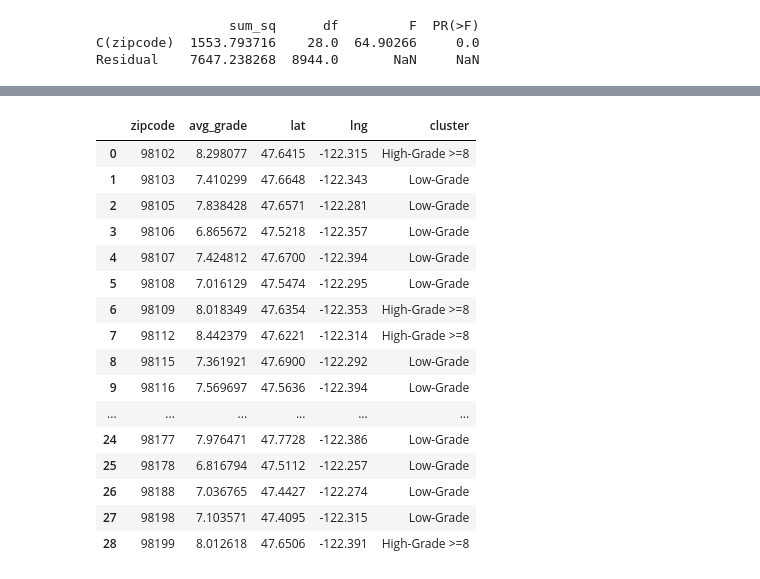
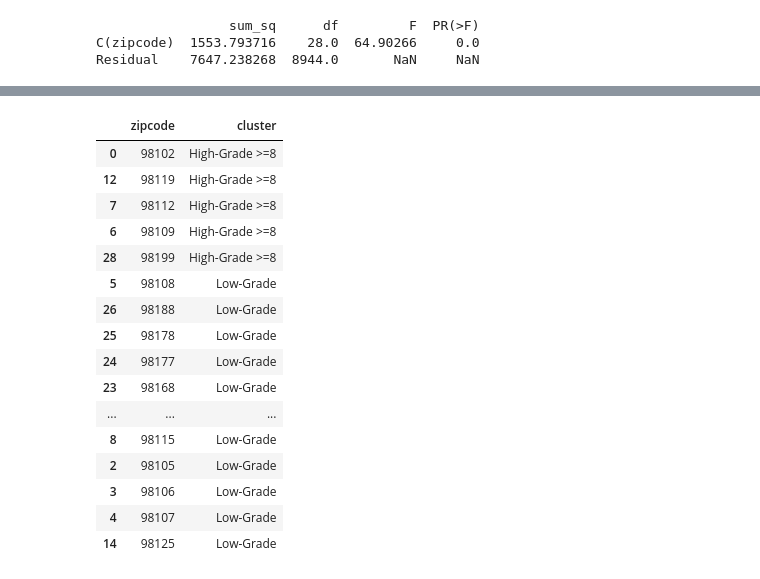
Before and after one commit to 19Muri73/eda-project, a Jupyter notebook: MURAT_HYPOTHESIS_03_MODAL_GRADE_DEP_ZIP_SNIPPET1.ipynb, the cells around one changed output, grey strips where cells are left out. Cells and saved outputs as stored; diff of their text form; code cells hidden in the pictures.

```diff
--- a/MURAT_HYPOTHESIS_03_MODAL_GRADE_DEP_ZIP_SNIPPET1.ipynb
+++ b/MURAT_HYPOTHESIS_03_MODAL_GRADE_DEP_ZIP_SNIPPET1.ipynb
@@ -158,20 +159,20 @@ Passing `palette` without assigning `hue` is deprecated and will be removed in v
-# %%
-zip_stats
-# %% [output]
-|  | zipcode | avg_grade | lat | lng | cluster |
-| 0 | 98102 | 8.298077 | 47.6415 | -122.315 | High-Grade >=8 |
-| 1 | 98103 | 7.410299 | 47.6648 | -122.343 | Low-Grade |
-| 2 | 98105 | 7.838428 | 47.6571 | -122.281 | Low-Grade |
-| 3 | 98106 | 6.865672 | 47.5218 | -122.357 | Low-Grade |
-| 4 | 98107 | 7.424812 | 47.6700 | -122.394 | Low-Grade |
-| 5 | 98108 | 7.016129 | 47.5474 | -122.295 | Low-Grade |
-| 6 | 98109 | 8.018349 | 47.6354 | -122.353 | High-Grade >=8 |
-| 7 | 98112 | 8.442379 | 47.6221 | -122.314 | High-Grade >=8 |
-| 8 | 98115 | 7.361921 | 47.6900 | -122.292 | Low-Grade |
-| 9 | 98116 | 7.569697 | 47.5636 | -122.394 | Low-Grade |
-| ... | ... | ... | ... | ... | ... |
-| 24 | 98177 | 7.976471 | 47.7728 | -122.386 | Low-Grade |
-| 25 | 98178 | 6.816794 | 47.5112 | -122.257 | Low-Grade |
-| 26 | 98188 | 7.036765 | 47.4427 | -122.274 | Low-Grade |
-| 27 | 98198 | 7.103571 | 47.4095 | -122.315 | Low-Grade |
-| 28 | 98199 | 8.012618 | 47.6506 | -122.391 | High-Grade >=8 |
+# %%
+zip_stats.sort_values('cluster')[['zipcode', 'cluster']]
+# %% [output]
+|  | zipcode | cluster |
+| 0 | 98102 | High-Grade >=8 |
+| 12 | 98119 | High-Grade >=8 |
+| 7 | 98112 | High-Grade >=8 |
+| 6 | 98109 | High-Grade >=8 |
+| 28 | 98199 | High-Grade >=8 |
+| 5 | 98108 | Low-Grade |
+| 26 | 98188 | Low-Grade |
+| 25 | 98178 | Low-Grade |
+| 24 | 98177 | Low-Grade |
+| 23 | 98168 | Low-Grade |
+| ... | ... | ... |
+| 8 | 98115 | Low-Grade |
+| 2 | 98105 | Low-Grade |
+| 3 | 98106 | Low-Grade |
+| 4 | 98107 | Low-Grade |
+| 14 | 98125 | Low-Grade |
```
Also changed, not shown: parts of 1 cell of this notebook, 4 other files.
